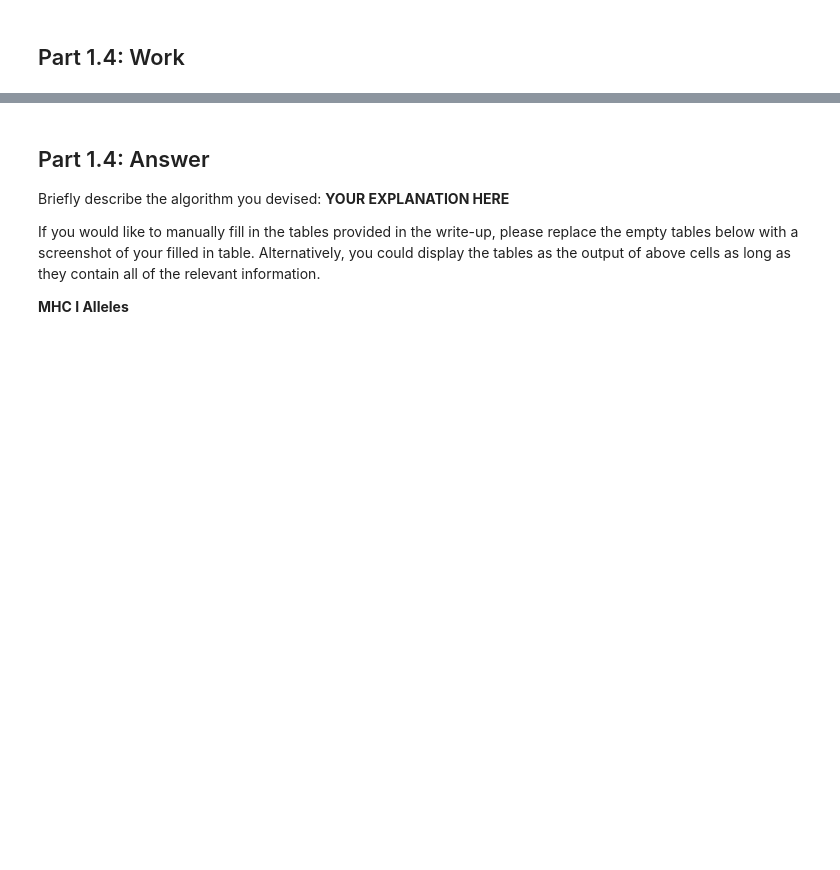
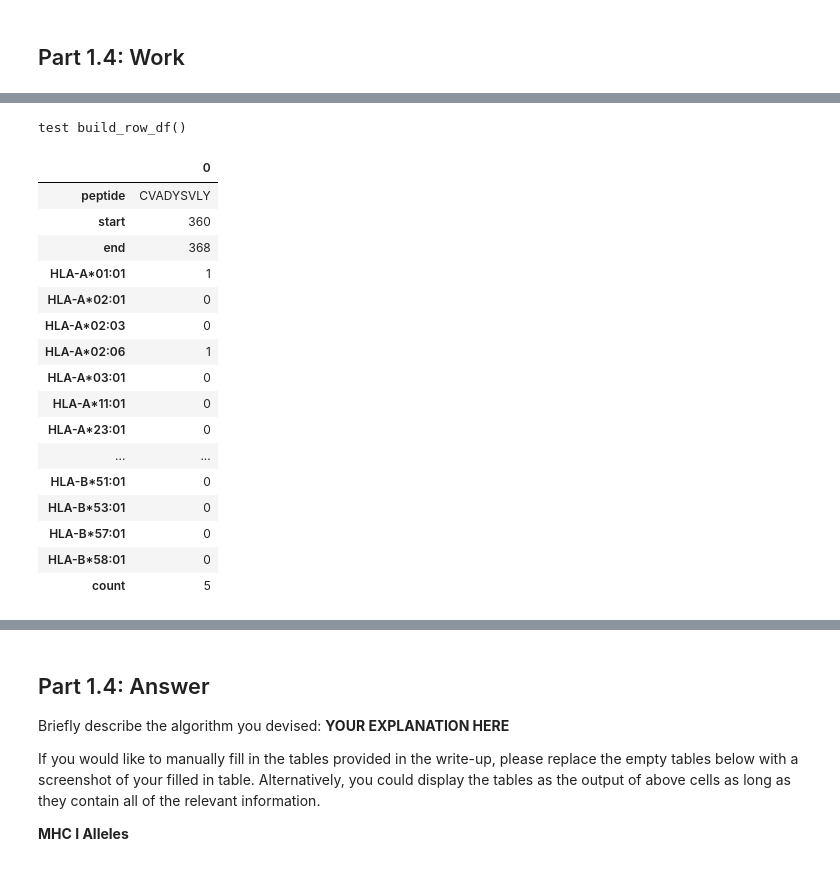
Before and after one commit to ryanquinnnelson/CMU-02718-HW5, a Jupyter notebook: 02_518_02_718_HW_5_ryann.ipynb, the cells around one changed output, grey strips where cells are left out. Drawn from its saved outputs; the diff is of its cells as text; code cells hidden in the pictures; blank space fills up the shorter version.

```diff
--- a/02_518_02_718_HW_5_ryann.ipynb
+++ b/02_518_02_718_HW_5_ryann.ipynb
@@ -1084,0 +1017,23 @@ coverage_mhc1
+# %%
+print('test build_row_df()')
+row = build_row_df(d,'CVADYSVLY_360_368',class_i_list)
+row.T
+# %% [output]
+test build_row_df()
+|  | 0 |
+| peptide | CVADYSVLY |
+| start | 360 |
+| end | 368 |
+| HLA-A*01:01 | 1 |
+| HLA-A*02:01 | 0 |
+| HLA-A*02:03 | 0 |
+| HLA-A*02:06 | 1 |
+| HLA-A*03:01 | 0 |
+| HLA-A*11:01 | 0 |
+| HLA-A*23:01 | 0 |
+| ... | ... |
+| HLA-B*51:01 | 0 |
+| HLA-B*53:01 | 0 |
+| HLA-B*57:01 | 0 |
+| HLA-B*58:01 | 0 |
+| count | 5 |
```
Also changed, not shown: parts of 27 cells of this notebook.
